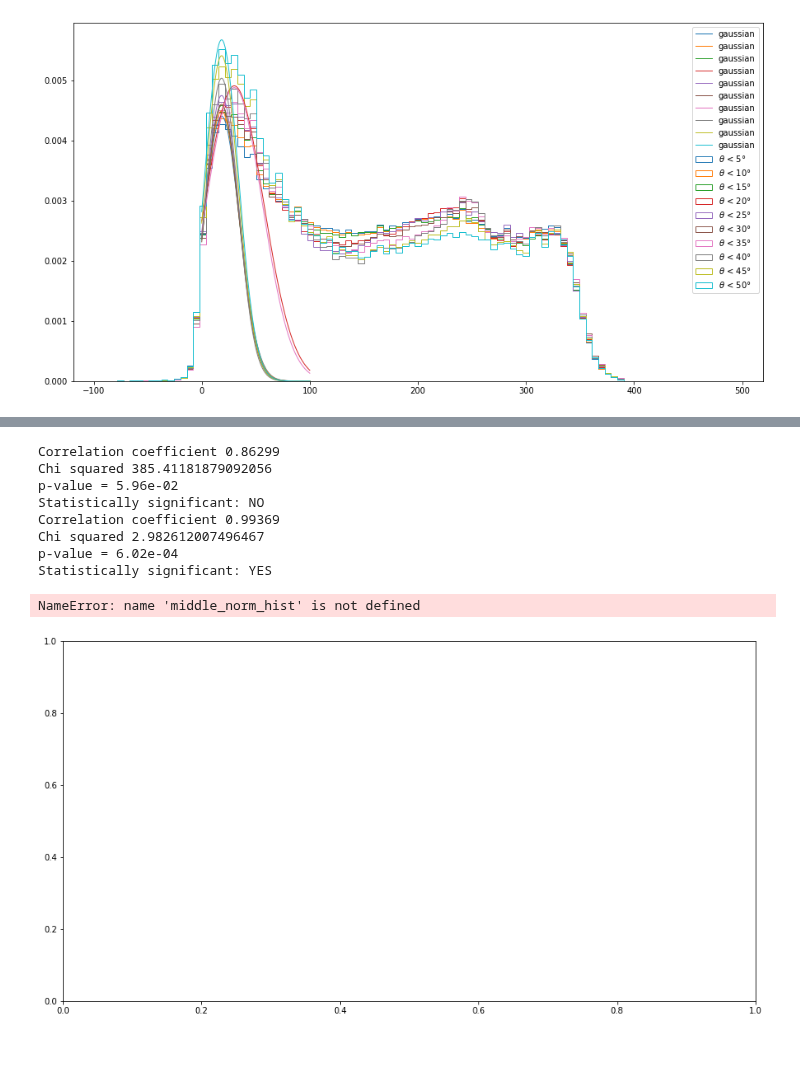
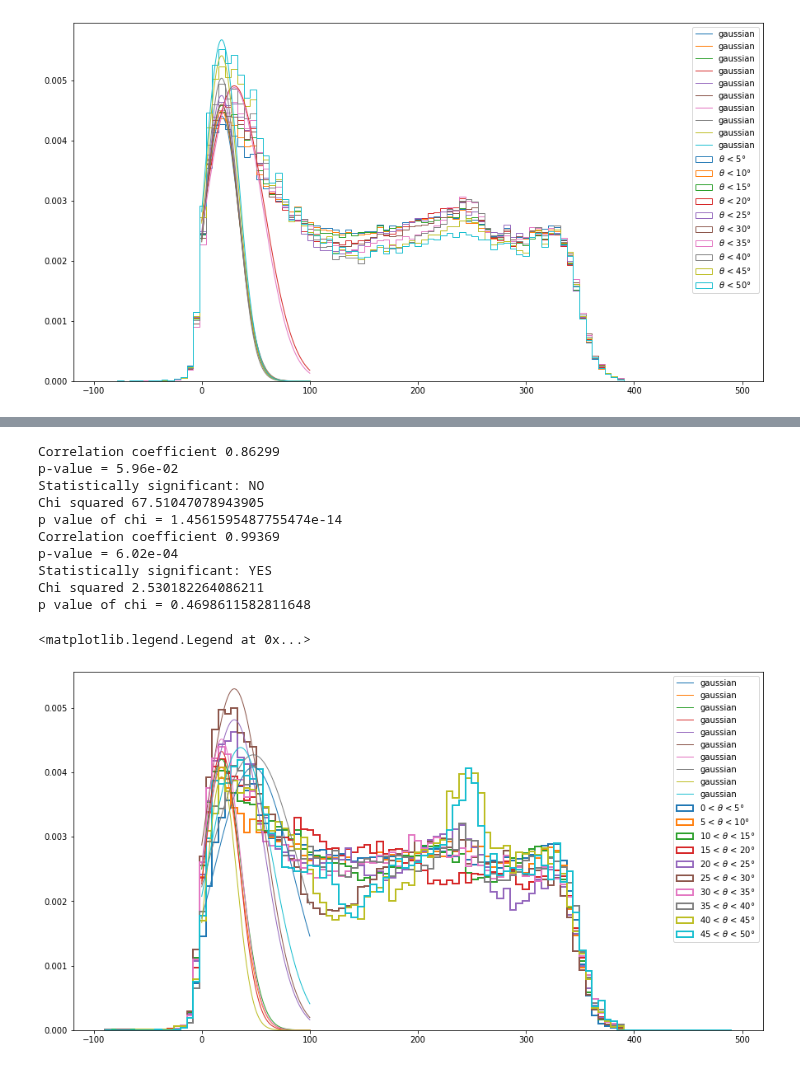
Before and after one commit to GiacomoFrn/Advanced-DQM-for-DT-detector, a Jupyter notebook: correlations/correlations_eda_54_density.ipynb, the cells around one changed output, grey strips where cells are left out. Saved outputs shown, nothing was run; the diff lists cells and outputs as text; code cells hidden in the pictures.

```diff
--- a/correlations/correlations_eda_54_density.ipynb
+++ b/correlations/correlations_eda_54_density.ipynb
@@ -1057,20 +954,6 @@ gauss_low_peaks = []
 lor_low_peaks = []
 low_params=[]
 gauss_low_err = []
-
-# for cut in low_cuts:
-#     df_prova = df[ cut ]
-#     p, b = np.histogram(df_prova.drift_time, bins=bins)
-#     p_norm = normalize(p)
-#     bin_centers = (b[1:]+b[:-1])/2
-
-#     #incertezze sulle y cioè sulle probabilità:
-#     norm = sum(p)
-#     err = [np.sqrt(h / norm) for h in p_norm] #errore su tutti i p
-
-#     DF = pd.DataFrame({'prob':p_norm, 'bin_cent':bin_centers, 'err':err})
-#     DF = DF[ (DF['bin_cent'] > 0) & (DF['bin_cent'] <97)  ]
-#     DF = DF.reset_index(drop=True)
 
 for p,b,err in zip(low_hists, low_hist_bins, low_err):
 
@@ -1104,10 +987,9 @@ for p,b,err in zip(low_hists, low_hist_bins, low_err):
     sigma=final_df['err'],
     absolute_sigma=True
     )
-    # popt_lor, _ = curve_fit(lorentzian, final_df['bin_cent'], final_df['prob'], p0=[0.02, 20, 10])
 
     y_gauss = gaussian(xx,*popt_gauss)
-    gauss_low_peaks.append( y_gauss.max() )
+    gauss_low_peaks.append( popt_gauss[0] )
 
     sigma = np.sqrt(np.diagonal(covar)) #array con i 3 errori sui 3 parametri stimati da curve fit
     #di questi prendiamo solo il primo errore che è quello commesso sullo scale parameter (picco)
@@ -1217,20 +1148,6 @@ fig, ax = plt.subplots(figsize=(15,8))
 gauss_up_peaks = []
 lor_up_peaks = []
 gauss_up_err = []
-
-# for cut in high_cuts[2:3]:
-#     df_prova = df[ cut ]
-#     p, b = np.histogram(df_prova.drift_time, bins=bins)
-#     p_norm = normalize(p)
-#     bin_centers = (b[1:]+b[:-1])/2
-
-#     #incertezze sulle y cioè sulle probabilità:
-#     norm = sum(p)
-#     err = [np.sqrt(h / norm) for h in p_norm] #errore su tutti i p
-
-#     DF = pd.DataFrame({'prob':p_norm, 'bin_cent':bin_centers, 'err':err})
-#     DF = DF[ (DF['bin_cent'] > 0) & (DF['bin_cent'] <97)  ]
-#     DF = DF.reset_index(drop=True)
 
 for p,b,err in zip(high_hists, high_hist_bins, high_err ):
 
@@ -1264,10 +1181,9 @@ for p,b,err in zip(high_hists, high_hist_bins, high_err ):
     sigma=final_df['err'],
     absolute_sigma=True
     )
-    # popt_lor, _ = curve_fit(lorentzian, final_df['bin_cent'], final_df['prob'], p0=[0.02, 20, 10])
 
     y_gauss = gaussian(xx,*popt_gauss)
-    gauss_up_peaks.append( y_gauss.max() )
+    gauss_up_peaks.append( popt_gauss[0] )
 
     sigma = np.sqrt(np.diagonal(covar)) #array con i 3 errori sui 3 parametri stimati da curve fit
     #di questi prendiamo solo il primo errore che è quello commesso sullo scale parameter (picco)
@@ -1355,37 +1348,31 @@ ax.plot(
 # %%
-func = lin(np.array(thetas[0:5]), *gauss_high_par)
-high_res = gauss_up_peaks[0:5] - func
-chi_high_small = np.sum( ( high_res ) / gauss_up_err[0:5] )**2
-
-
-func = lin(np.array(thetas[5:]), *gauss_high_par)
-high_res = gauss_up_peaks[5:] - func
-chi_high_large = np.sum( ( high_res ) / gauss_up_err[5:] )**2
-
-
-
-
 low_r, low_p = scipy.stats.pearsonr(thetas[0:5], gauss_up_peaks[0:5])
 high_r, high_p = scipy.stats.pearsonr(thetas[5:], gauss_up_peaks[5:])
 
 print(f"Correlation coefficient {low_r:.5f}")
-print('Chi squared', chi_high_large)
 print(f"p-value = {low_p:.2e}")
 print("Statistically significant:", "YES" if low_p < alpha else "NO")
 
+print('Chi squared', chi_high_small)
+print(f"p value of chi = {p_high_small}")
+
 print(f"Correlation coefficient {high_r:.5f}")
-print('Chi squared', chi_high_small)
 print(f"p-value = {high_p:.2e}")
 print("Statistically significant:", "YES" if high_p < alpha else "NO")
+
+print('Chi squared', chi_high_large)
+print(f"p value of chi = {p_high_large}")
 # %% [output]
 Correlation coefficient 0.86299
-Chi squared 385.41181879092056
 p-value = 5.96e-02
 Statistically significant: NO
+Chi squared 67.51047078943905
+p value of chi = 1.4561595487755474e-14
 Correlation coefficient 0.99369
-Chi squared 2.982612007496467
 p-value = 6.02e-04
 Statistically significant: YES
+Chi squared 2.530182264086211
+p value of chi = 0.4698611582811648
 # %%
 # # thetas_low = [0,10,20,30]
 # # thetas_up = [10,20,30,40]
@@ -1472,7 +1459,7 @@ gauss_middle_err = []
 
 fig, ax = plt.subplots(figsize=(15,8))
 
-for p,b,err in zip(middle_norm_hist, middle_hist_bins, middle_err ):
+for p,b,err in zip(middle_hists, middle_hist_bins, middle_err ):
 
     bin_centers = (b[1:]+b[:-1])/2
 
@@ -1501,34 +1488,34 @@ for p,b,err in zip(middle_norm_hist, middle_hist_bins, middle_err ):
 
     popt_gauss, covar = curve_fit(gaussian, final_df['bin_cent'], final_df['prob'],
     p0=[ prob_peak , bin_peak, 10],
     sigma=final_df['err'],
     absolute_sigma=True
     )
     # popt_lor, _ = curve_fit(lorentzian, final_df['bin_cent'], final_df['prob'], p0=[0.02, 20, 10])
 
     y_gauss = gaussian(xx,*popt_gauss)
-    gauss_middle_peaks.append( y_gauss.max() )
+    gauss_middle_peaks.append( popt_gauss[0] )
 
     sigma = np.sqrt(np.diagonal(covar)) #array con i 3 errori sui 3 parametri stimati da curve fit
     #di questi prendiamo solo il primo errore che è quello commesso sullo scale parameter (picco)
     gauss_middle_err.append(sigma[0])
     ax.plot(xx, gaussian(xx,*popt_gauss), linewidth=1, label='gaussian')
 
     # ax.scatter(DF['bin_cent'], DF['prob'])
     # break
 
-for h, theta_low, theta_up in zip(middle_norm_hist, thetas_low, thetas_up,):
+for h, theta_low, theta_up in zip(middle_hists, thetas_low, thetas_up,):
     ax.hist(
         bins[:-1],
         bins=bins,
         weights=h,
         histtype="step",
         linewidth = 2,
         label=str(theta_low)+" "+ r"< $\theta$ < "+str(theta_up)+"°"
     )
     # ax.scatter(final_df['bin_cent'], final_df['prob'])
     # break
 ax.legend()
 # %% [output]
-NameError: name 'middle_norm_hist' is not defined
+<matplotlib.legend.Legend at 0x...>
-[figure, old version]
+[figure, new version]
```
Also changed, not shown: parts of 20 cells of this notebook, 1 other file.
